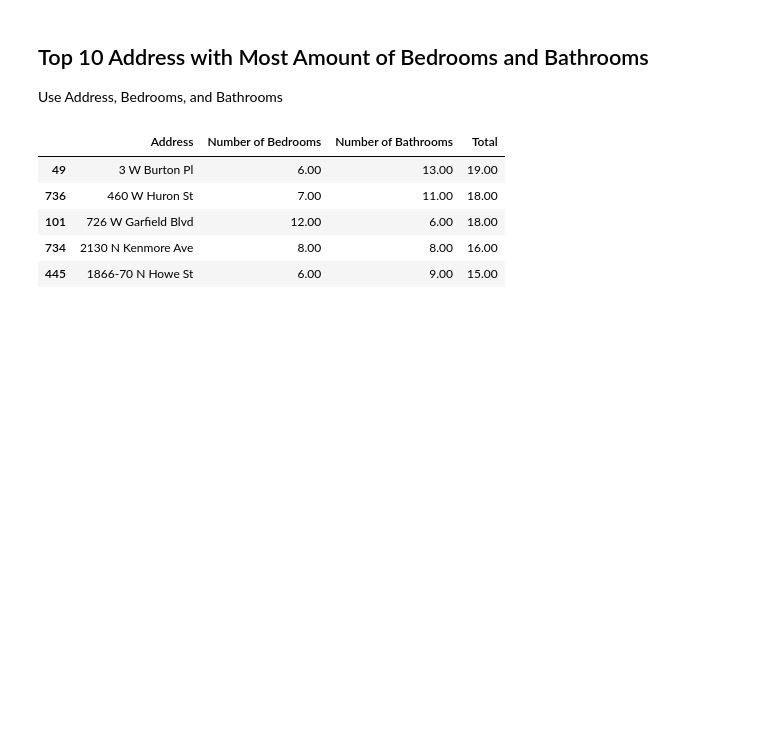
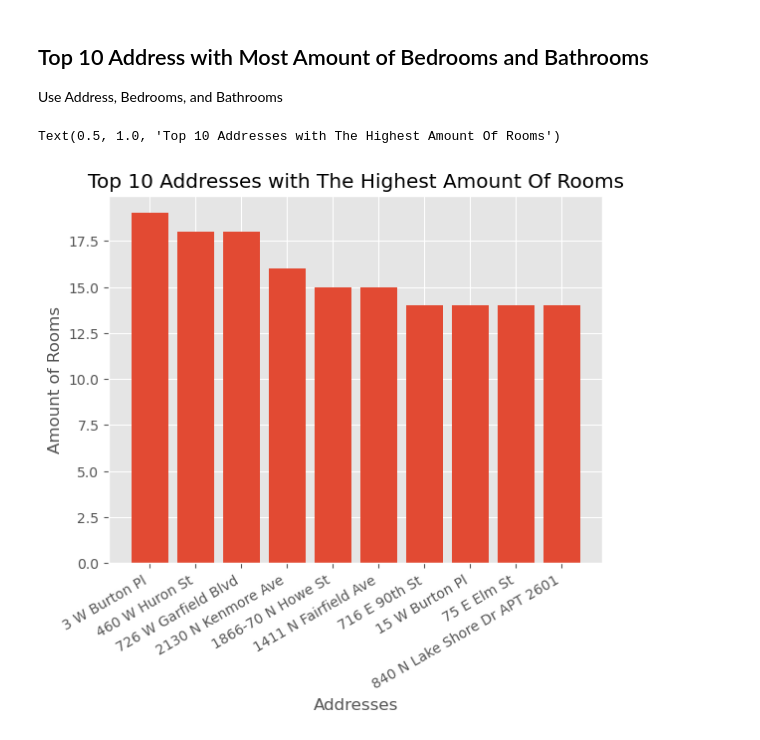
Before and after one commit to TylerLyczak/CS418-FinalProject, a Jupyter notebook: CS418-FinalProject.ipynb, the cells around one changed output. Saved outputs shown, nothing was run; the diff lists cells and outputs as text; code cells hidden in the pictures; blank space fills up the shorter version.

Commit message:
added another graph

```diff
--- a/CS418-FinalProject.ipynb
+++ b/CS418-FinalProject.ipynb
@@ -231,18 +231,23 @@ Use Address, Bedrooms, and Bathrooms
 # %%
 # Grab the address and hoa fee columns
 df_total_room = dfhouses.loc[:, ['Address','Number of Bedrooms', 'Number of Bathrooms']]
 
 # Combine the two columns
 df_total_room['Total'] = df_total_room['Number of Bedrooms'] + df_total_room['Number of Bathrooms']
 
 # Sort by DESC
 df_total_room.sort_values(by=['Total'], axis=0, ascending=False, inplace=True)
 
-x_vals = df_total_room.loc[:, 'Addres']
+x_vals = df_total_room.loc[:, 'Address'][:10]
+y_vals = df_total_room.loc[:, 'Total'][:10]
+
+style.use('ggplot')
+plt.bar(np.arange(len(x_vals)), y_vals, align='center')
+plt.xticks(np.arange(len(x_vals)), x_vals)
+plt.xlabel('Addresses')
+plt.ylabel('Amount of Rooms')
+plt.xticks(rotation=30, ha='right')
+plt.title('Top 10 Addresses with The Highest Amount Of Rooms')
 # %% [output]
-|  | Address | Number of Bedrooms | Number of Bathrooms | Total |
-| 49 | 3 W Burton Pl | 6.00 | 13.00 | 19.00 |
-| 736 | 460 W Huron St | 7.00 | 11.00 | 18.00 |
-| 101 | 726 W Garfield Blvd | 12.00 | 6.00 | 18.00 |
-| 734 | 2130 N Kenmore Ave | 8.00 | 8.00 | 16.00 |
-| 445 | 1866-70 N Howe St | 6.00 | 9.00 | 15.00 |
+Text(0.5, 1.0, 'Top 10 Addresses with The Highest Amount Of Rooms')
+[figure, added]
```
Also changed, not shown: parts of 2 cells of this notebook.
